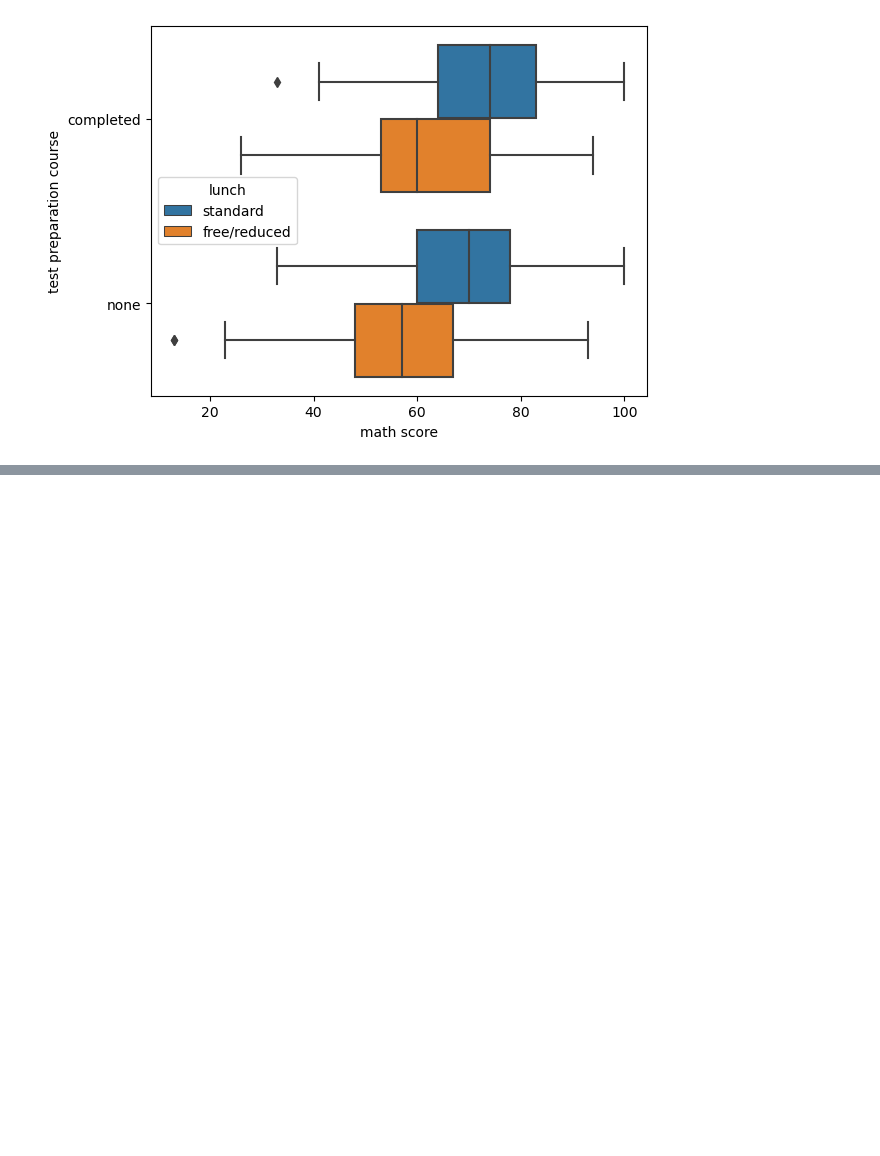
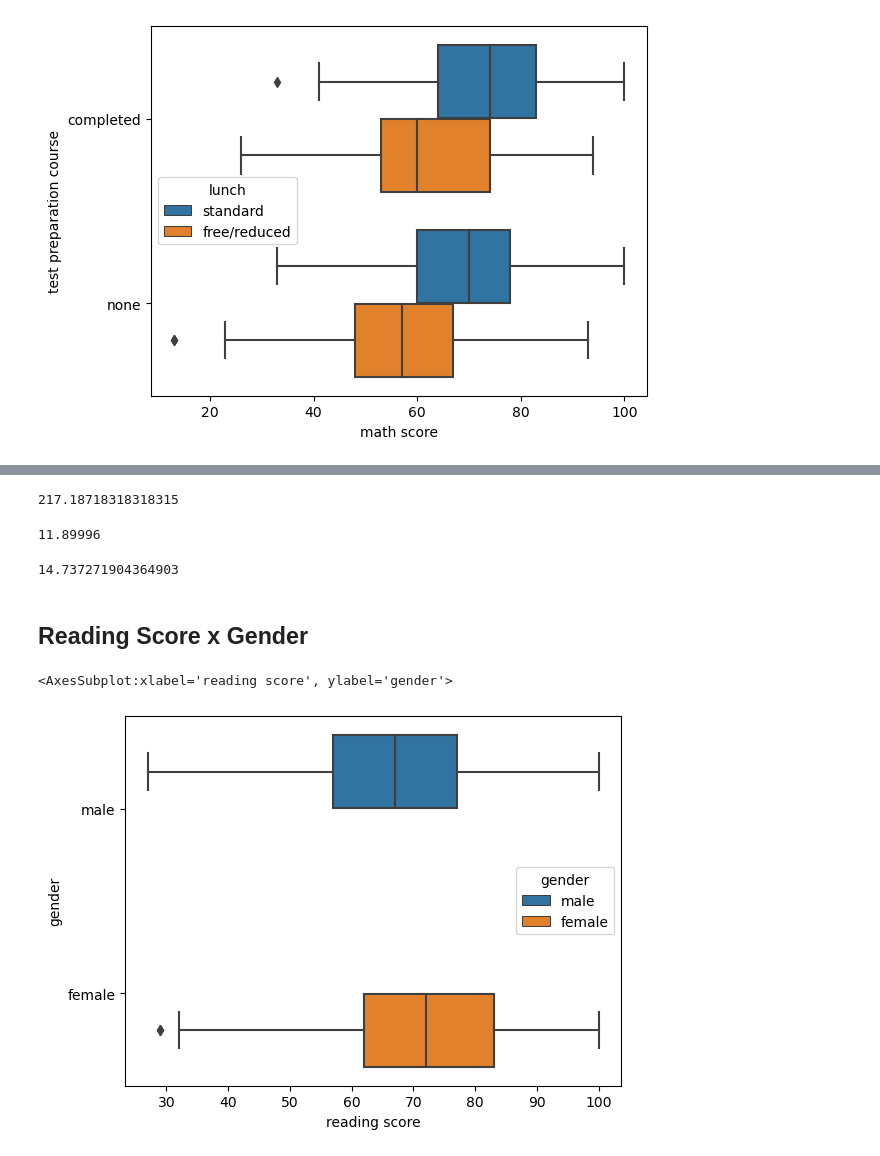
Before and after one commit to Leonardo010/Performance_de_estudantes, a Jupyter notebook: Student_performance_analysis.ipynb, the cells around one changed output, grey strips where cells are left out. Saved outputs shown, nothing was run; the diff lists cells and outputs as text; code cells hidden in the pictures; blank space fills up the shorter version.

```diff
--- a/Student_performance_analysis.ipynb
+++ b/Student_performance_analysis.ipynb
@@ -251,0 +295,25 @@ ax13
+# %%
+data['reading score'].var()
+# %% [output]
+217.18718318318315
+# %%
+data['reading score'].mad()
+# %% [output]
+11.89996
+# %%
+data['reading score'].std()
+# %% [output]
+14.737271904364903
+# %% [markdown]
+## Reading Score x Gender
+# %%
+# tornando processo menos trabalhoso
+
+def quick_box(column, var):
+    ax = sns.boxplot(data=data, x = data[f'{column}'], y = data[f'{var}'], orient = 'h', hue=data['gender'])
+    return ax
+# %%
+quick_box('reading score', 'gender')
+# %% [output]
+<AxesSubplot:xlabel='reading score', ylabel='gender'>
+[figure, added]
```
Also changed, not shown: parts of 19 cells of this notebook.
